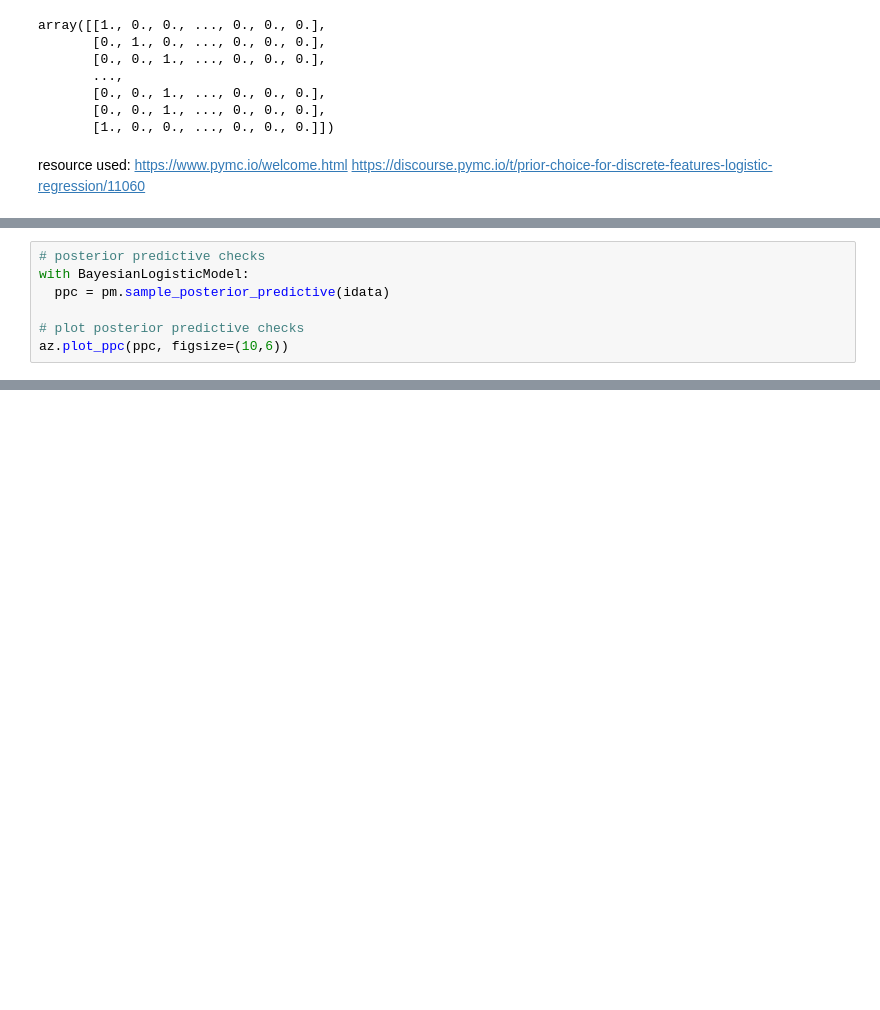
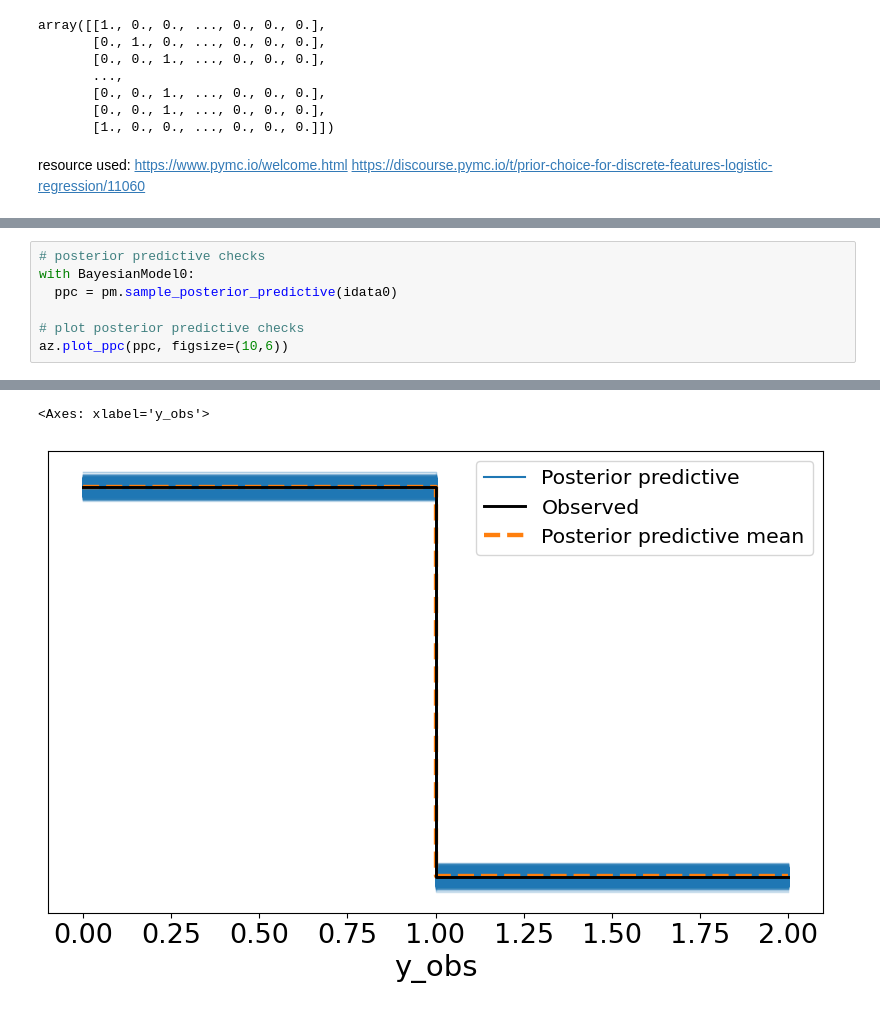
Before and after one commit to taliafabs/STA496, a Jupyter notebook: MidtermPaper/code/STA496_MidtermPaperCode.ipynb, the cells around one changed output, grey strips where cells are left out. Saved outputs shown, nothing was run; the diff lists cells and outputs as text; blank space fills up the shorter version.

```diff
--- a/MidtermPaper/code/STA496_MidtermPaperCode.ipynb
+++ b/MidtermPaper/code/STA496_MidtermPaperCode.ipynb
@@ -932,7 +878,8 @@ with pm.Model() as BayesianLogisticModel:
 # %%
 # posterior predictive checks
-with BayesianLogisticModel:
-  ppc = pm.sample_posterior_predictive(idata)
+with BayesianModel0:
+  ppc = pm.sample_posterior_predictive(idata0)
 
 # plot posterior predictive checks
 az.plot_ppc(ppc, figsize=(10,6))
+# %% [output]
@@ -939 +888,3 @@ az.plot_ppc(ppc, figsize=(10,6))
+<Axes: xlabel='y_obs'>
+[figure, added]
 # %%
```
Also changed, not shown: parts of 23 cells of this notebook.
